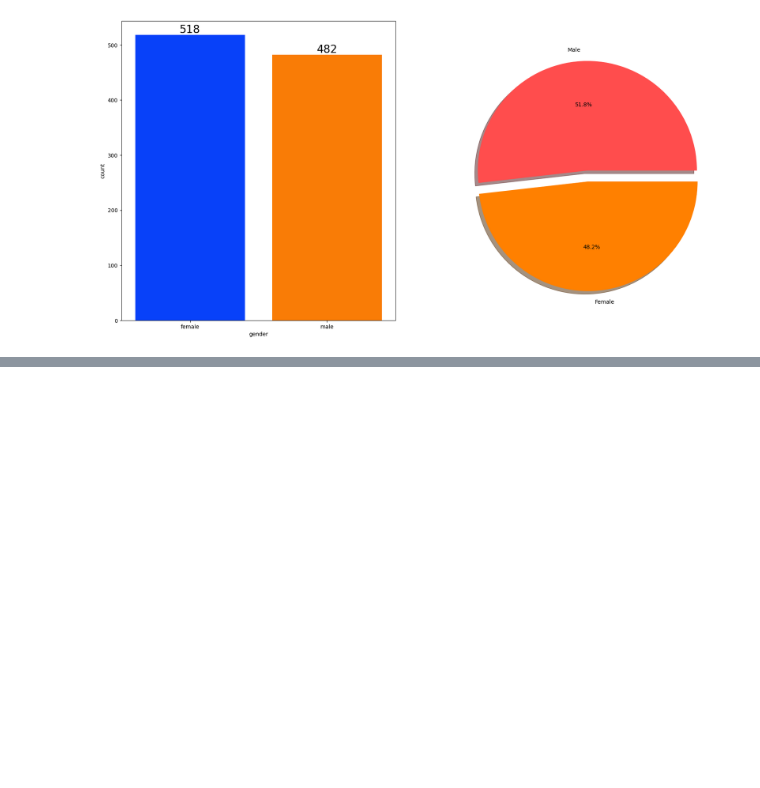
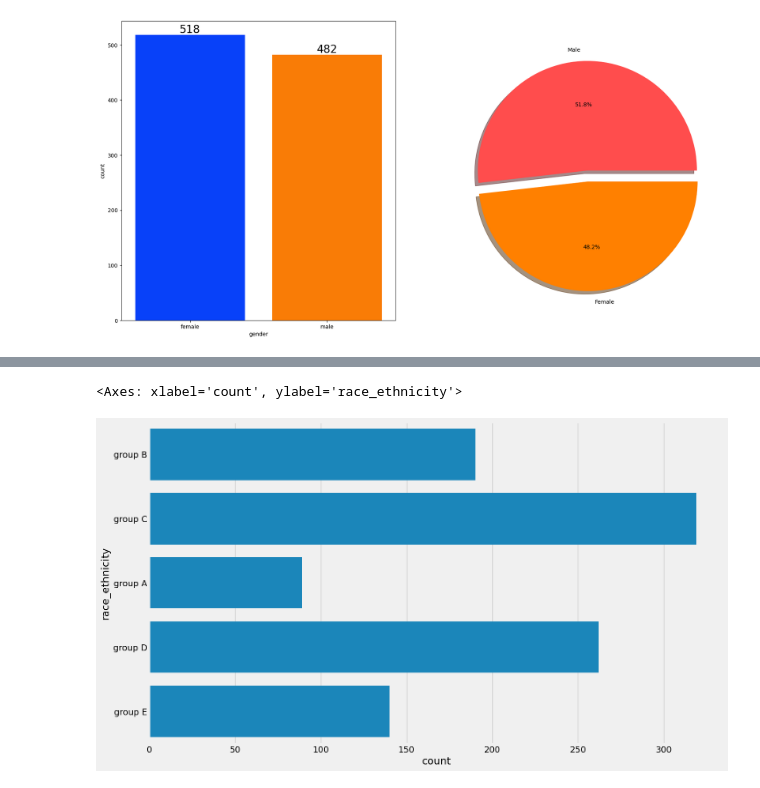
Before and after one commit to ayajnik/student-performance, a Jupyter notebook: notebooks/EDA_student_performance.ipynb, the cells around one changed output, grey strips where cells are left out. Drawn from its saved outputs; the diff is of its cells as text; code cells hidden in the pictures; blank space fills up the shorter version.

```diff
--- a/notebooks/EDA_student_performance.ipynb
+++ b/notebooks/EDA_student_performance.ipynb
@@ -101,3 +101,12 @@ plt.show()
+# %%
+#f,ax = plt.subplots(1,2,figsize=(20,8))
+# sns.barplot(x=df['race_ethnicity'].value_counts().index,y=df['race_ethnicity'].value_counts())
+# plt.title("Total number of ethnicities",color='#005ce6',size=20)
+
+sns.countplot(df['race_ethnicity'])
+# %% [output]
+<Axes: xlabel='count', ylabel='race_ethnicity'>
+[figure, added]
 # %%
 
 size = df['race_ethnicity'].value_counts()
```
Also changed, not shown: parts of 8 cells of this notebook, 1 other file.
